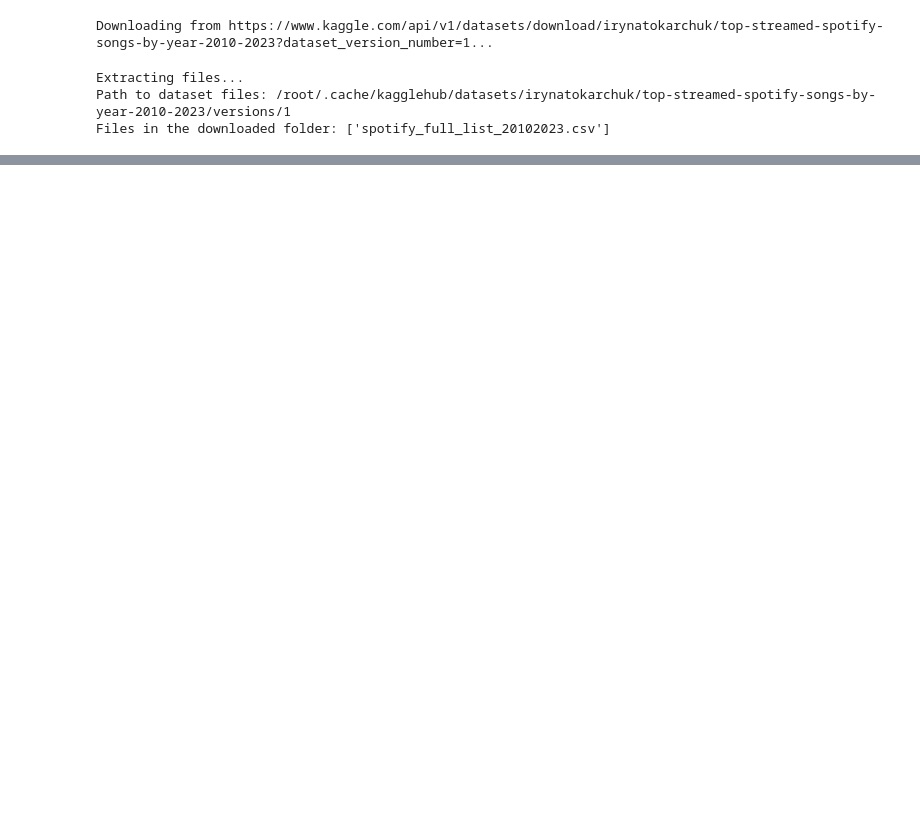
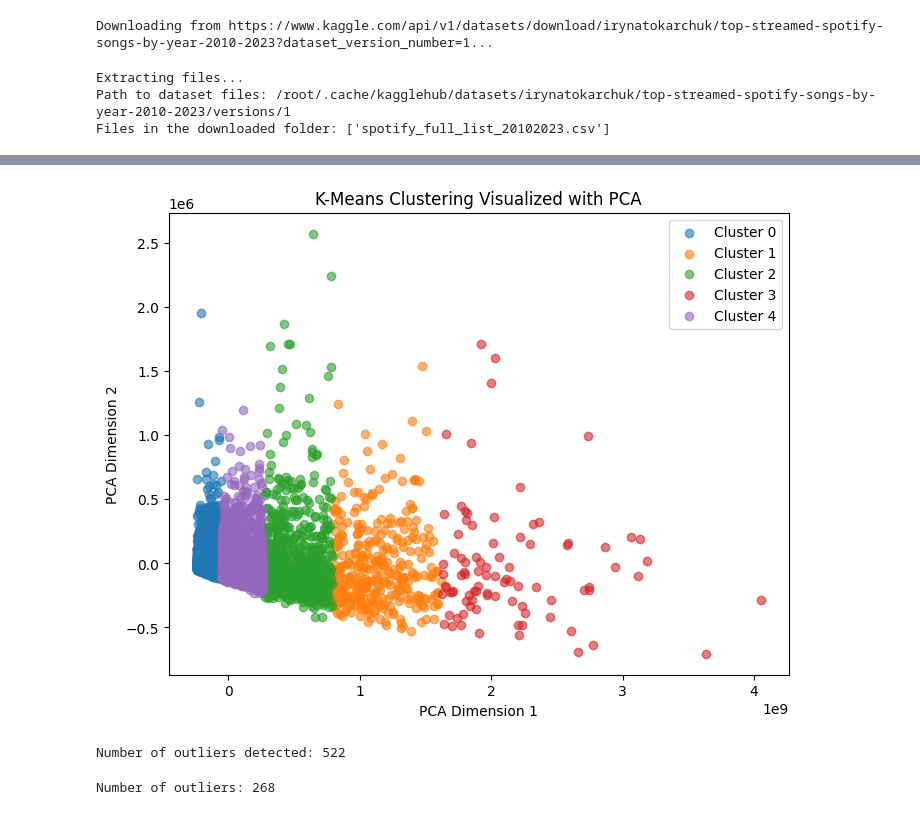
Before and after one commit to JTenaSan/22FCS2050, a Jupyter notebook: Spotify_EDA_Modeling_Jesus_Tena.ipynb, the cells around one changed output, grey strips where cells are left out. Cells and saved outputs as stored; diff of their text form; code cells hidden in the pictures; blank space fills up the shorter version.

```diff
--- a/Spotify_EDA_Modeling_Jesus_Tena.ipynb
+++ b/Spotify_EDA_Modeling_Jesus_Tena.ipynb
@@ -36,0 +125,48 @@ Files in the downloaded folder: ['spotify_full_list_20102023.csv']
+# %%
+from sklearn.decomposition import PCA
+
+# Reduce dimensions for visualization
+pca = PCA(n_components=2)
+data_pca = pca.fit_transform(df[['Streams', 'Daily', 'year']])
+df['PCA1'] = data_pca[:, 0]
+df['PCA2'] = data_pca[:, 1]
+# Plot clusters in PCA-reduced space
+plt.figure(figsize=(8, 6))
+for cluster in range(5):
+    cluster_data = df[df['Cluster'] == cluster]
+    plt.scatter(cluster_data['PCA1'], cluster_data['PCA2'], label=f'Cluster {cluster}', alpha=0.6)
+
+plt.title('K-Means Clustering Visualized with PCA')
+plt.xlabel('PCA Dimension 1')
+plt.ylabel('PCA Dimension 2')
+plt.legend()
+plt.show()
+# %% [output]
+[figure, added]
+# %%
+from sklearn.ensemble import IsolationForest
+
+# Select features for anomaly detection
+X = df[['Streams', 'Daily']].values
+
+# Apply Isolation Forest
+iso_forest = IsolationForest(contamination=0.05, random_state=42)  # 5% of data considered outliers
+outlier_labels = iso_forest.fit_predict(X)
+
+# Add outlier labels to the dataset (-1 = outlier, 1 = inlier)
+df['Outlier'] = outlier_labels
+
+# Filter outliers
+outliers = df[df['Outlier'] == -1]
+print(f"Number of outliers detected: {len(outliers)}")
+# %% [output]
+Number of outliers detected: 522
+# %%
+# Calculate Z-scores for numeric features
+df['Streams_Z'] = (df['Streams'] - df['Streams'].mean()) / df['Streams'].std()
+
+# Identify outliers (e.g., Z-score > 3 or < -3)
+outliers = df[np.abs(df['Streams_Z']) > 3]
+print(f"Number of outliers: {len(outliers)}")
+# %% [output]
+Number of outliers: 268
```
Also changed, not shown: parts of 9 cells of this notebook.
